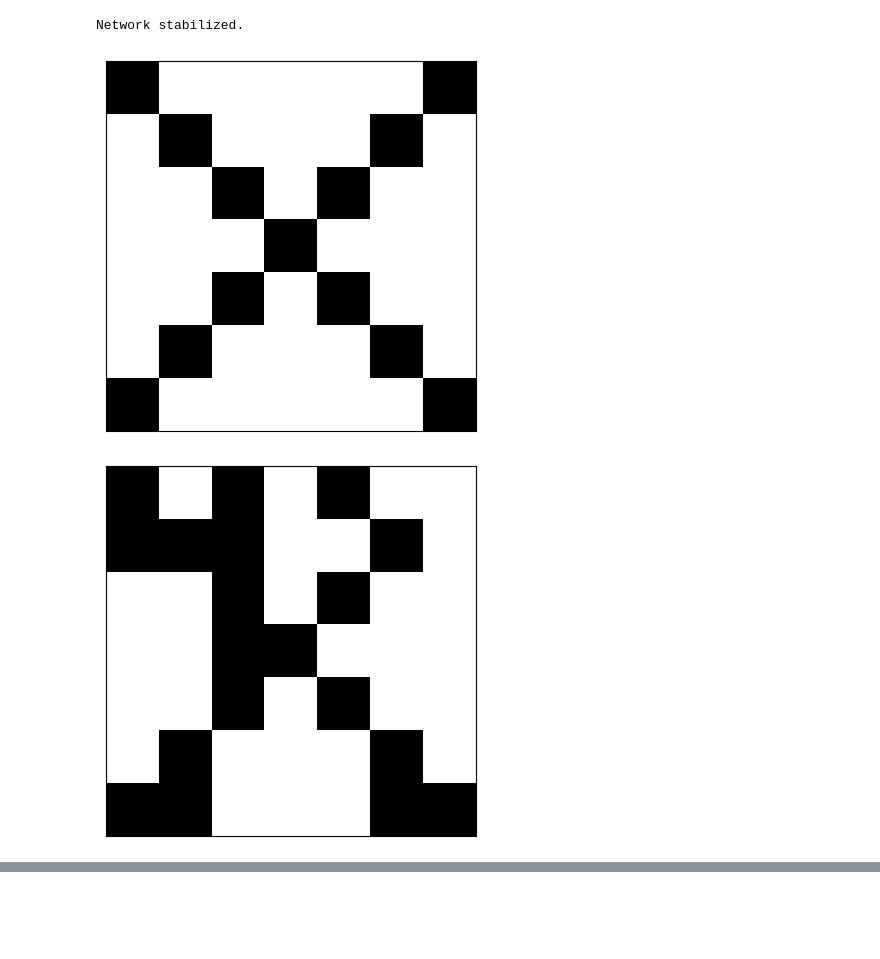
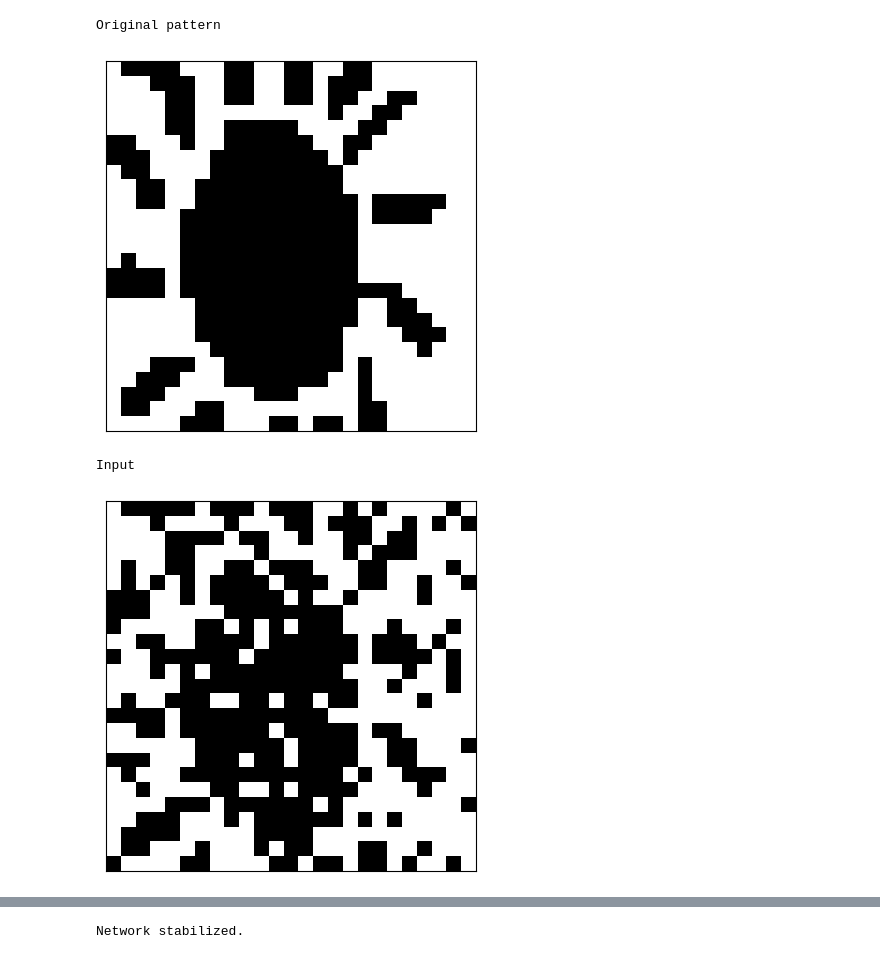
Before and after one commit to Bieslaw/NeuronProject, a Jupyter notebook: Projekt2.ipynb, the cells around one changed output, grey strips where cells are left out. Saved outputs shown, nothing was run; the diff lists cells and outputs as text; code cells hidden in the pictures; blank space fills up the shorter version.

```diff
--- a/Projekt2.ipynb
+++ b/Projekt2.ipynb
@@ -1,6 +1,15 @@
 # %%
 import numpy as np
 import random
+
+import matplotlib.pyplot as plt
+def visualize_pattern(pattern,n,m):
+    grid = pattern.reshape((n, m))
+    fig, ax = plt.subplots()
+    ax.imshow(grid, cmap='binary', interpolation='none')
+    ax.set_xticks([])
+    ax.set_yticks([])
+    plt.show()
 
 class HopfieldNetwork:
     def __init__(self,number_of_neurons):
@@ -44,7 +53,7 @@ class HopfieldNetwork:
     def energy(self, state):
         return -0.5 * np.dot(state, np.dot(self.w , state))
 
-    def simulate(self, state, update_rule_type, max_steps=100):
+    def simulate(self, state, update_rule_type, max_steps=100, visualize=False, n=0,m=0):
         current_state = state.copy()
         current_energy = self.energy(current_state)
         for _ in range(max_steps):
@@ -53,6 +62,8 @@ class HopfieldNetwork:
             elif (update_rule_type == 'async'):
                 next_state = self.update_rule_async(current_state)
             next_energy = self.energy(next_state)
+            if visualize:
+                visualize_pattern(next_state, n,m)
             if np.array_equal(next_state, current_state):
                 print("Network stabilized.")
                 break
@@ -94,17 +193,19 @@ for p in patterns:
 # %%
-net = HopfieldNetwork(49)
+patterns = read_patterns_from_csv('large-25x25.csv')
+net = HopfieldNetwork(25*25)
 net.get_patterns_hebb(patterns)
 
 original_pattern = patterns[0]
-noise = np.random.choice([-1, 1], size=49, p=[0.1, 0.9])  # 10% noise
+noise = np.random.choice([-1, 1], size=25*25, p=[0.2, 0.8])  # 10% noise
 noisy_input = original_pattern * noise
 
-final_state =net. simulate(noisy_input,'sync')
-
-visualize_pattern(original_pattern,7,7)
-visualize_pattern(noisy_input,7,7)
-visualize_pattern(final_state,7,7)
+print("Original pattern")
+visualize_pattern(original_pattern,25,25)
+print("Input")
+visualize_pattern(noisy_input,25,25)
+final_state =net. simulate(noisy_input,'sync', visualize=True, n=25,m=25)
 # %% [output]
-Network stabilized.
+Original pattern
-[figure, old version]
+[figure, new version]
+Input
-[figure, old version]
+[figure, new version]
@@ -112,2 +214,3 @@ Network stabilized.
+Network stabilized.
 # %%
 net_oja = HopfieldNetwork(49)
```
Also changed, not shown: parts of 6 cells of this notebook, 2 other files.
